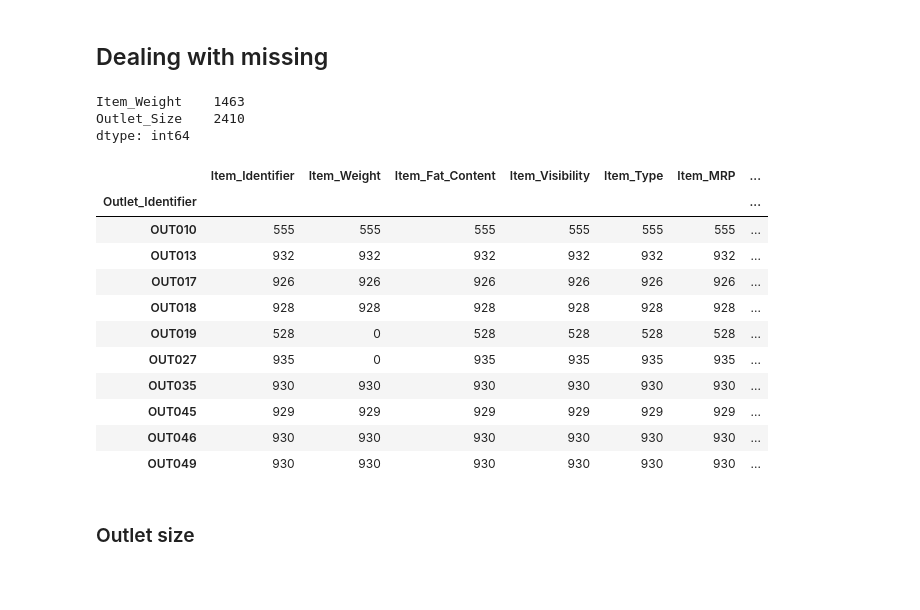
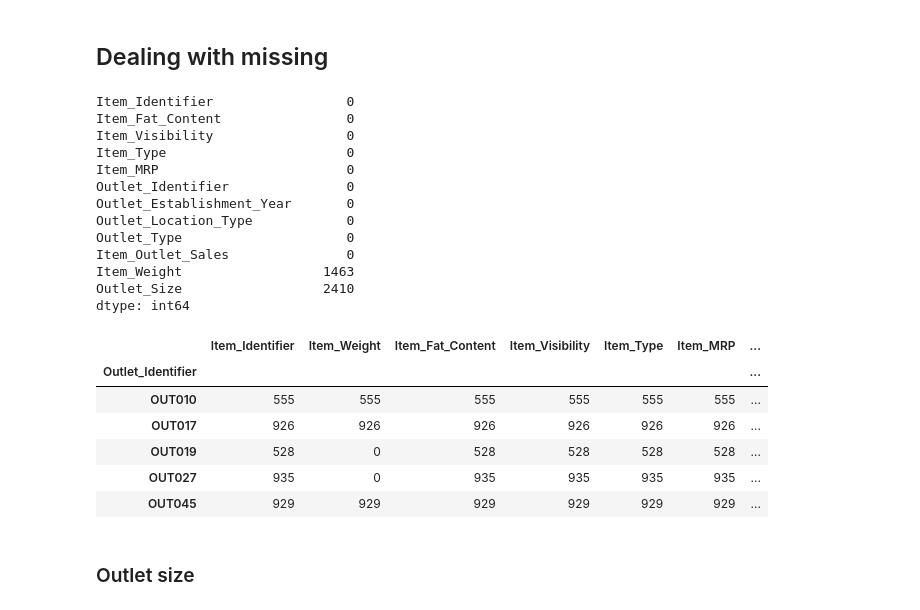
Before and after one commit to Demvok/BigMartSalesPrediction, a Jupyter notebook: BigMartSalesPrediction.ipynb, the cells around one changed output. Cells and saved outputs as stored; diff of their text form; code cells hidden in the pictures; blank space fills up the shorter version.

```diff
--- a/BigMartSalesPrediction.ipynb
+++ b/BigMartSalesPrediction.ipynb
@@ -59,33 +61,32 @@ dtypes: float64(4), int64(1), object(7)
 memory usage: 799.2+ KB
 # %% [markdown]
 ## Dealing with missing
-# %%
-cnt = raw_data.shape[0]
-missing = pd.Series()
-for col in raw_data:
-    n = raw_data[col].loc[raw_data[col].notna() == False].size
-    if n != cnt:
-        missing[col] = n
-missing.loc[missing != 0]
-# %% [output]
-Item_Weight    1463
-Outlet_Size    2410
-dtype: int64
+# %%
+raw_data.isnull().sum().sort_values()
+# %% [output]
+Item_Identifier                 0
+Item_Fat_Content                0
+Item_Visibility                 0
+Item_Type                       0
+Item_MRP                        0
+Outlet_Identifier               0
+Outlet_Establishment_Year       0
+Outlet_Location_Type            0
+Outlet_Type                     0
+Item_Outlet_Sales               0
+Item_Weight                  1463
+Outlet_Size                  2410
+dtype: int64
 # %%
-raw_data.groupby(['Outlet_Identifier']).count()
+raw_data[~raw_data.isin(raw_data.dropna())].groupby(['Outlet_Identifier']).count()
 # %% [output]
 |  | Item_Identifier | Item_Weight | Item_Fat_Content | Item_Visibility | Item_Type | Item_MRP | ... |
 | Outlet_Identifier |  |  |  |  |  |  | ... |
 | OUT010 | 555 | 555 | 555 | 555 | 555 | 555 | ... |
-| OUT013 | 932 | 932 | 932 | 932 | 932 | 932 | ... |
 | OUT017 | 926 | 926 | 926 | 926 | 926 | 926 | ... |
-| OUT018 | 928 | 928 | 928 | 928 | 928 | 928 | ... |
 | OUT019 | 528 | 0 | 528 | 528 | 528 | 528 | ... |
 | OUT027 | 935 | 0 | 935 | 935 | 935 | 935 | ... |
-| OUT035 | 930 | 930 | 930 | 930 | 930 | 930 | ... |
 | OUT045 | 929 | 929 | 929 | 929 | 929 | 929 | ... |
-| OUT046 | 930 | 930 | 930 | 930 | 930 | 930 | ... |
-| OUT049 | 930 | 930 | 930 | 930 | 930 | 930 | ... |
 # %% [markdown]
 ### Outlet size
 # %%
```
Also changed, not shown: parts of 5 cells of this notebook.
